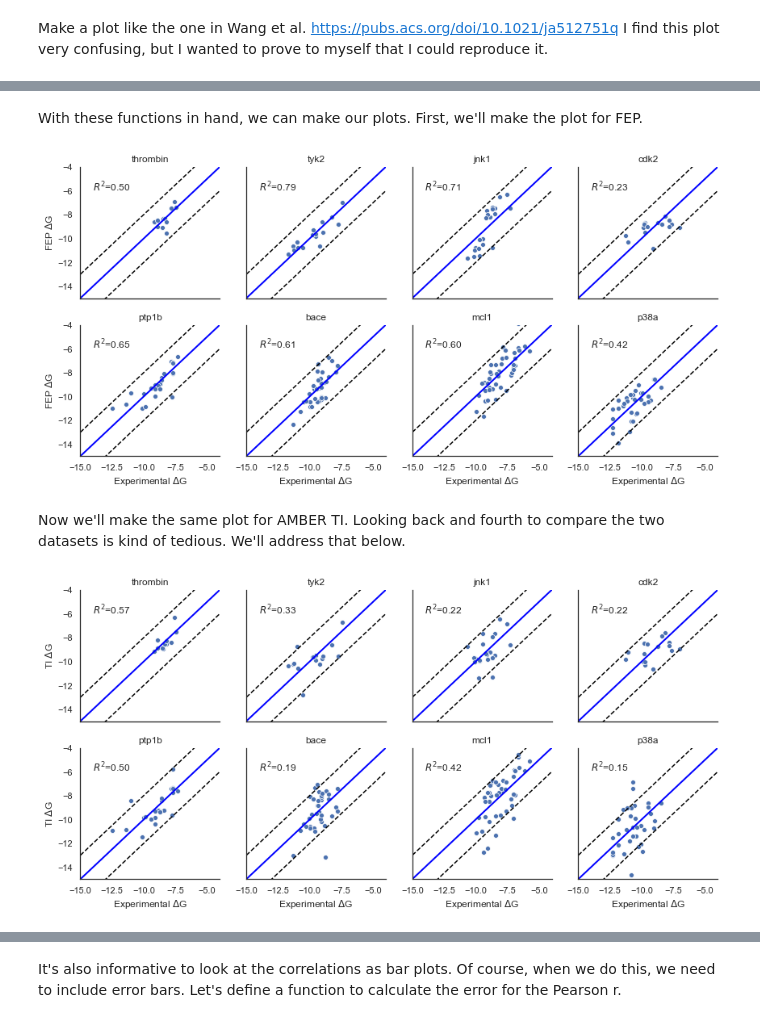
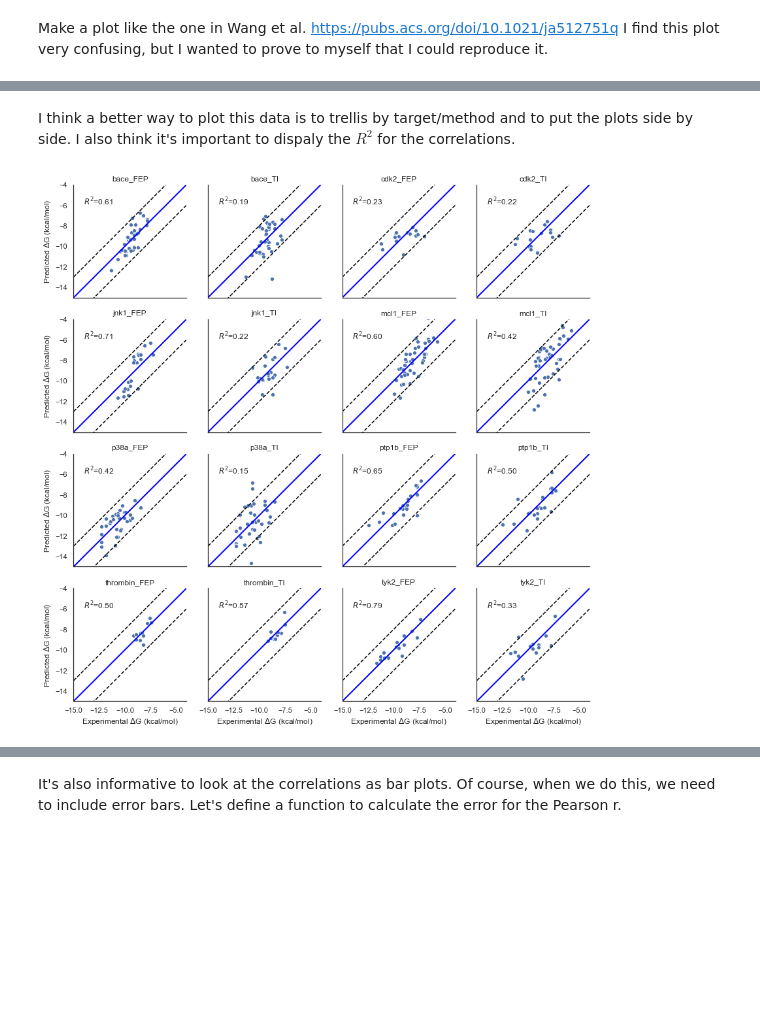
Before and after one commit to PatWalters/FEP_TI_Comparison, a Jupyter notebook: fep_ti_analysis.ipynb, the cells around one changed output, grey strips where cells are left out. Saved outputs shown, nothing was run; the diff lists cells and outputs as text; code cells hidden in the pictures; blank space fills up the shorter version.

```diff
--- a/fep_ti_analysis.ipynb
+++ b/fep_ti_analysis.ipynb
@@ -91,37 +116,12 @@ Now we'll define a function to plot a grid of facets
+# %% [markdown]
+I think a better way to plot this data is to trellis by target/method and to put the plots side by side.  I also think it's important to dispaly the $R^2$ for the correlations.
 # %%
-def draw_facet_grid(group_col,x_col,y_col,x_name=None,y_name=None):
-    sns.set(font_scale=1)
-    sns.set_style("white")
-    g = sns.FacetGrid(master_df,col="Name",col_wrap=4)
-    g.map(draw_dG_facet,"Experimental_dG","FEP_dG")
-    g.set_titles(col_template="{col_name}")
-    g.set_xlabels("Experimental $\Delta$G")
-    _= g.set_ylabels("FEP $\Delta$G")
+sns.set(font_scale=1)
+sns.set_style("white")
+g = sns.FacetGrid(mdf,col="DataSet",col_wrap=4)
+g.map(draw_dG_facet,"Experimental_dG","Predicted_dG")
+_ = g.set_titles(col_template="{col_name}")
+g.set_xlabels("Experimental $\Delta$G (kcal/mol)")
+_= g.set_ylabels("Predicted $\Delta$G (kcal/mol)")
+# %% [output]
+[figure, added]
-# %% [markdown]
-With these functions in hand, we can make our plots. First, we'll make the plot for FEP.
-# %%
-sns.set(font_scale=1)
-sns.set_style("white")
-g = sns.FacetGrid(master_df,col="Name",col_wrap=4)
-PlotConfig = namedtuple('PlotConfig','xlim,ylim,text_pos')
-pc = PlotConfig(xlim=[-15,-4],
-                ylim=[-15,-4],
-                text_pos=[-14,-6])
-plot_limits = np.array([[-15,-4],[-15,-4]])
-g.map(draw_dG_facet,"Experimental_dG","FEP_dG")
-g.set_titles(col_template="{col_name}")
-g.set_xlabels("Experimental $\Delta$G")
-_= g.set_ylabels("FEP $\Delta$G")
-# %% [output]
-[figure, removed]
-# %% [markdown]
-Now we'll make the same plot for AMBER TI. Looking back and fourth to compare the two datasets is kind of tedious. We'll address that below.
-# %%
-g = sns.FacetGrid(master_df,col="Name",col_wrap=4)
-plot_limits = np.array([[-15,-4],[-15,-4]])
-m = g.map(draw_dG_facet,"Experimental_dG","TI_dG")
-_ = g.set_titles(col_template="{col_name}")
-g.set_xlabels("Experimental $\Delta$G")
-_= g.set_ylabels("TI $\Delta$G")
-# %% [output]
-[figure, removed]
```
Also changed, not shown: parts of 49 cells of this notebook.
